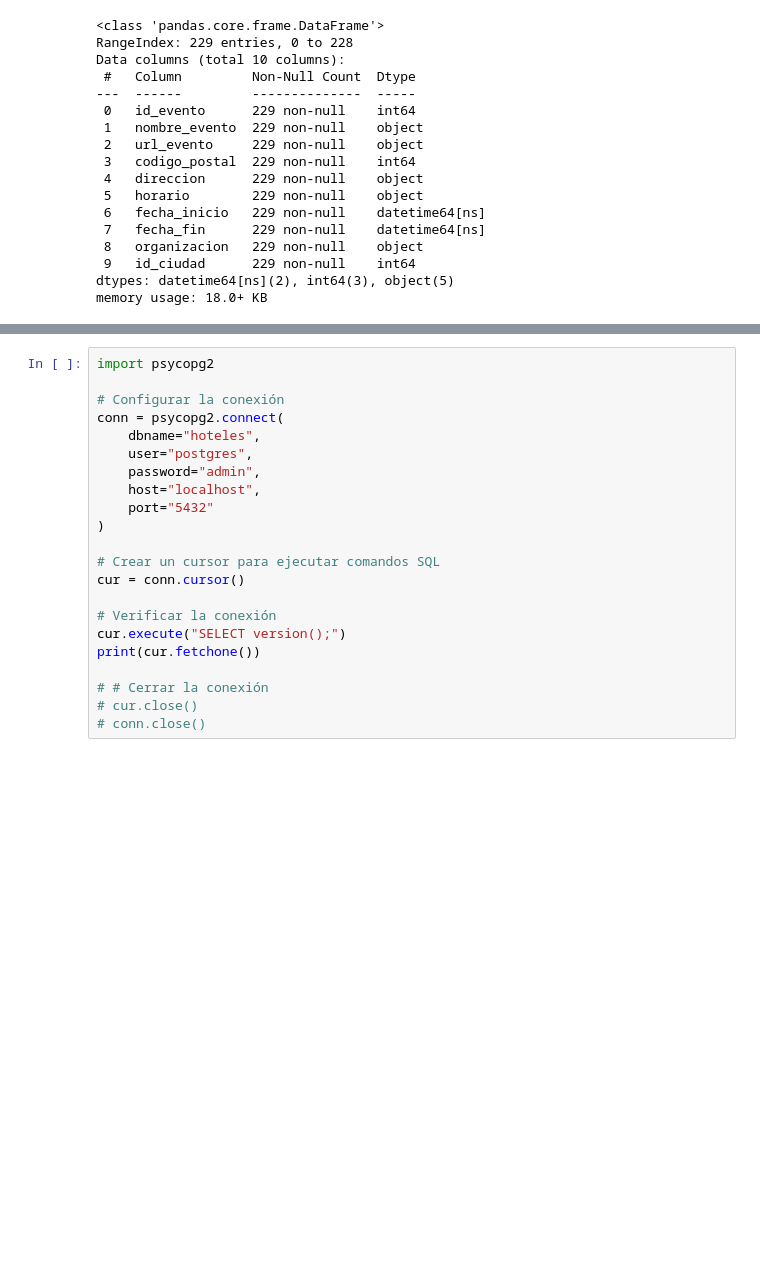
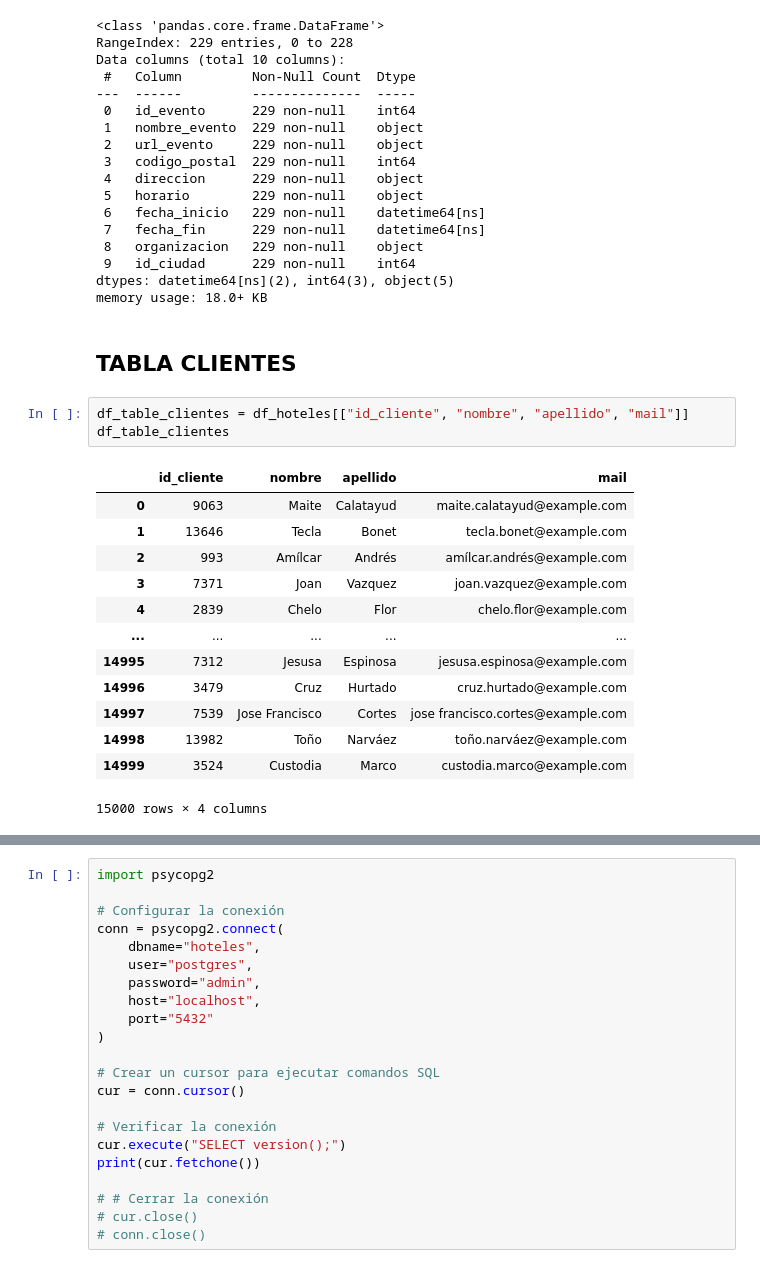
Before and after one commit to Vic4s/ETL_Hoteles, a Jupyter notebook: notebooks/BBDD.ipynb, the cells around one changed output, grey strips where cells are left out. Cells and saved outputs as stored; diff of their text form; blank space fills up the shorter version.

```diff
--- a/notebooks/BBDD.ipynb
+++ b/notebooks/BBDD.ipynb
@@ -100,3 +147,22 @@ Data columns (total 10 columns):
  9   id_ciudad      229 non-null    int64
 dtypes: datetime64[ns](2), int64(3), object(5)
 memory usage: 18.0+ KB
+# %% [markdown]
+## TABLA CLIENTES
+# %%
+df_table_clientes = df_hoteles[["id_cliente", "nombre", "apellido", "mail"]]
+df_table_clientes
+# %% [output]
+|  | id_cliente | nombre | apellido | mail |
+| 0 | 9063 | Maite | Calatayud | maite.calatayud@example.com |
+| 1 | 13646 | Tecla | Bonet | tecla.bonet@example.com |
+| 2 | 993 | Amílcar | Andrés | amílcar.andrés@example.com |
+| 3 | 7371 | Joan | Vazquez | joan.vazquez@example.com |
+| 4 | 2839 | Chelo | Flor | chelo.flor@example.com |
+| ... | ... | ... | ... | ... |
+| 14995 | 7312 | Jesusa | Espinosa | jesusa.espinosa@example.com |
+| 14996 | 3479 | Cruz | Hurtado | cruz.hurtado@example.com |
+| 14997 | 7539 | Jose Francisco | Cortes | jose francisco.cortes@example.com |
+| 14998 | 13982 | Toño | Narváez | toño.narváez@example.com |
+| 14999 | 3524 | Custodia | Marco | custodia.marco@example.com |
+15000 rows × 4 columns
```
Also changed, not shown: parts of 12 cells of this notebook.
